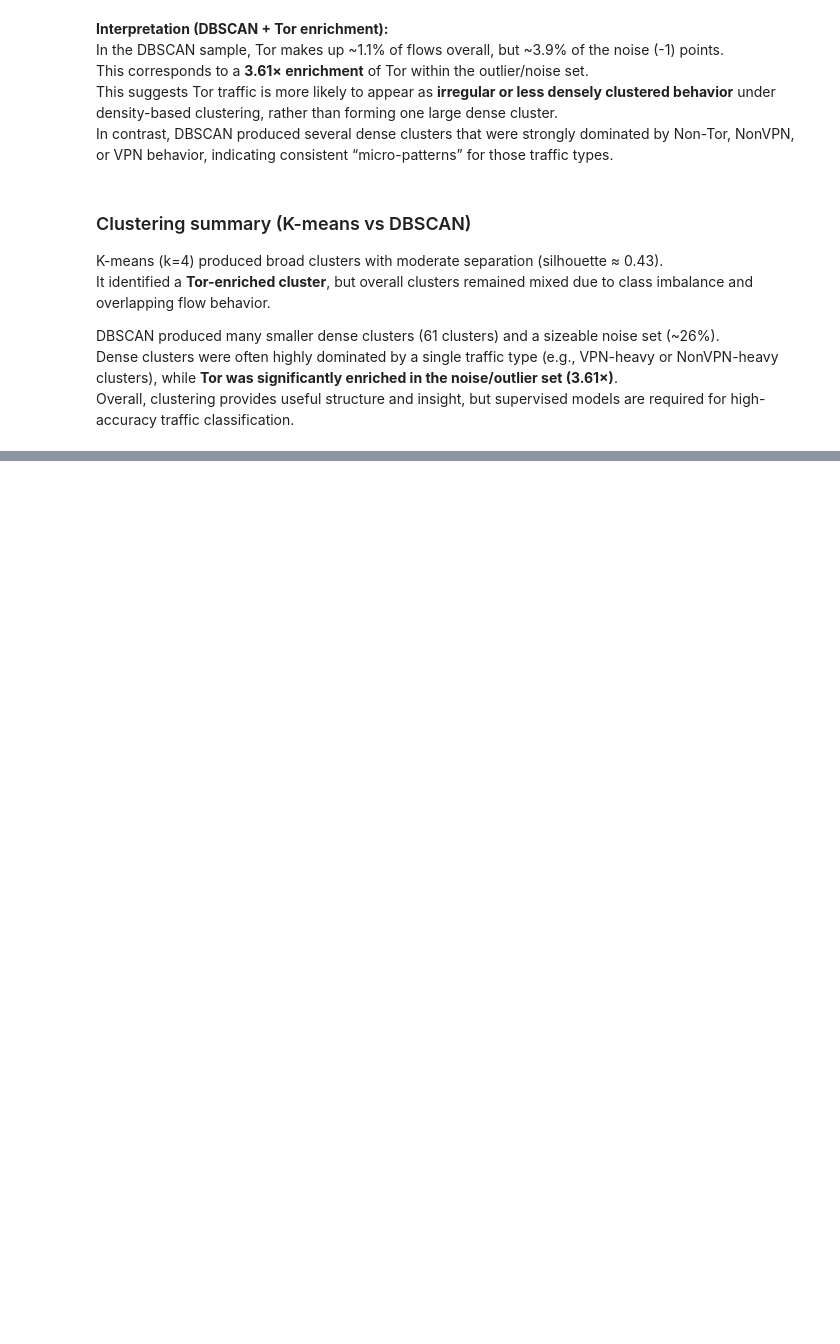
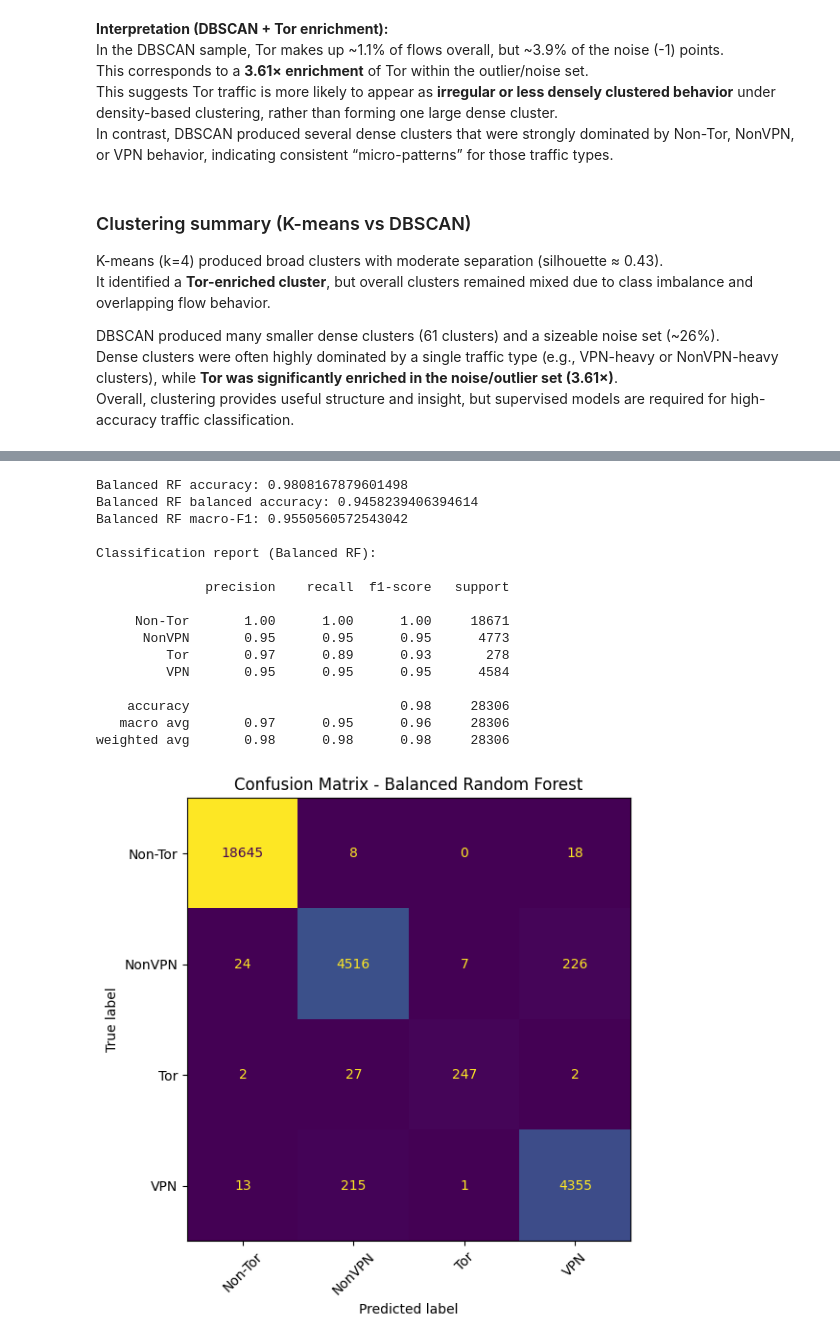
Before and after one commit to jaspindersingh919/CS4403-Project, a Jupyter notebook: Code/CS4403_Project_Notebook.ipynb, the cells around one changed output, grey strips where cells are left out. Cells and saved outputs as stored; diff of their text form; code cells hidden in the pictures; blank space fills up the shorter version.

Commit message:
Adding XGBoost model and Random Forest balanced classifier

```diff
--- a/Code/CS4403_Project_Notebook.ipynb
+++ b/Code/CS4403_Project_Notebook.ipynb
@@ -1070,0 +1085,47 @@ Overall, clustering provides useful structure and insight, but supervised models
+# %%
+from sklearn.metrics import classification_report, confusion_matrix, ConfusionMatrixDisplay
+
+rf_balanced = Pipeline([
+    ("imputer", SimpleImputer(strategy="median")),
+    ("rf", RandomForestClassifier(
+        n_estimators=200,
+        random_state=42,
+        n_jobs=-1,
+        class_weight="balanced"
+    ))
+])
+
+rf_balanced.fit(X_train, y_train)
+pred_bal = rf_balanced.predict(X_test)
+
+print("Balanced RF accuracy:", accuracy_score(y_test, pred_bal))
+print("Balanced RF balanced accuracy:", balanced_accuracy_score(y_test, pred_bal))
+print("Balanced RF macro-F1:", f1_score(y_test, pred_bal, average="macro"))
+
+print("\nClassification report (Balanced RF):\n")
+print(classification_report(y_test, pred_bal, target_names=le.classes_))
+
+cm_bal = confusion_matrix(y_test, pred_bal)
+disp = ConfusionMatrixDisplay(confusion_matrix=cm_bal, display_labels=le.classes_)
+fig, ax = plt.subplots(figsize=(7,6))
+disp.plot(ax=ax, xticks_rotation=45, colorbar=False)
+plt.title("Confusion Matrix - Balanced Random Forest")
+plt.show()
+# %% [output]
+Balanced RF accuracy: 0.9808167879601498
+Balanced RF balanced accuracy: 0.9458239406394614
+Balanced RF macro-F1: 0.9550560572543042
+
+Classification report (Balanced RF):
+
+              precision    recall  f1-score   support
+
+     Non-Tor       1.00      1.00      1.00     18671
+      NonVPN       0.95      0.95      0.95      4773
+         Tor       0.97      0.89      0.93       278
+         VPN       0.95      0.95      0.95      4584
+
+    accuracy                           0.98     28306
+   macro avg       0.97      0.95      0.96     28306
+weighted avg       0.98      0.98      0.98     28306
+[figure, added]
```
Also changed, not shown: parts of 14 cells of this notebook.
